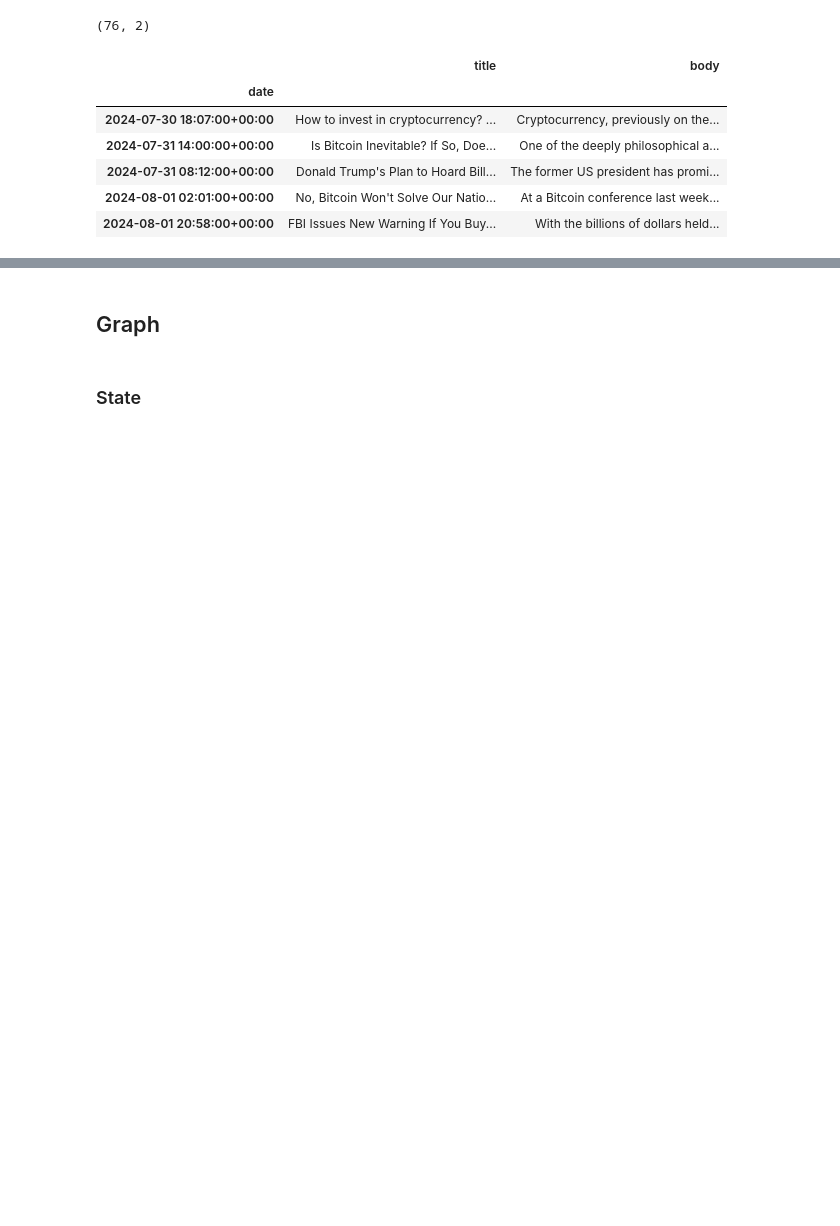
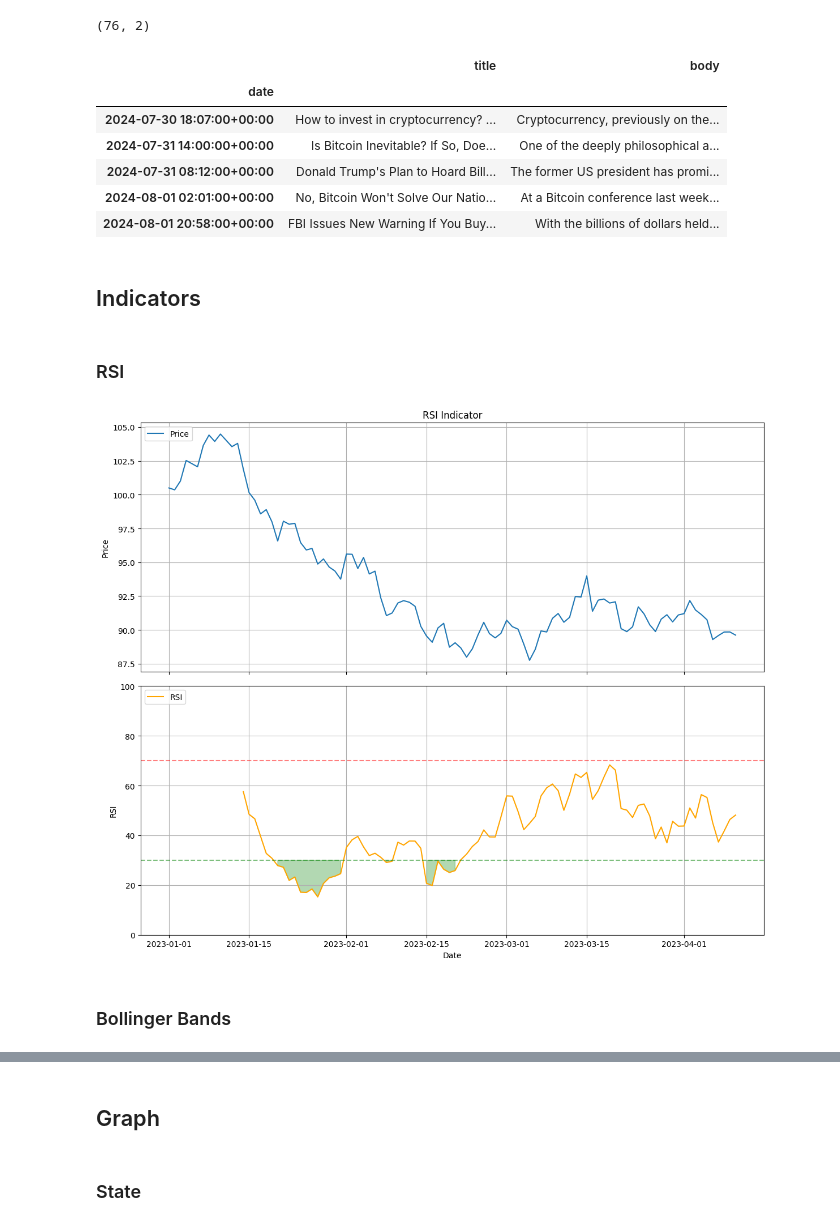
Before and after one commit to curiousily/AI-Bootcamp, a Jupyter notebook: 19.langgraph-crypto-agents.ipynb, the cells around one changed output, grey strips where cells are left out. Saved outputs shown, nothing was run; the diff lists cells and outputs as text; code cells hidden in the pictures; blank space fills up the shorter version.

Commit message:
Add indicator explainers

```diff
--- a/19.langgraph-crypto-agents.ipynb
+++ b/19.langgraph-crypto-agents.ipynb
@@ -303,3 +267,54 @@ btc_news_df.head()
 | 2024-07-31 08:12:00+00:00 | Donald Trump's Plan to Hoard Bill... | The former US president has promi... |
 | 2024-08-01 02:01:00+00:00 | No, Bitcoin Won't Solve Our Natio... | At a Bitcoin conference last week... |
 | 2024-08-01 20:58:00+00:00 | FBI Issues New Warning If You Buy... | With the billions of dollars held... |
+# %% [markdown]
+## Indicators
+# %%
+dates = pd.date_range(start="2023-01-01", periods=100, freq="D")
+price = np.cumsum(np.random.randn(100)) + 100  # Random walk
+
+df = pd.DataFrame({"Date": dates, "Price": price})
+df.set_index("Date", inplace=True)
+# %% [markdown]
+### RSI
+# %%
+def calculate_rsi(data, periods=14):
+    delta = data.diff()
+    gain = (delta.where(delta > 0, 0)).rolling(window=periods).mean()
+    loss = (-delta.where(delta < 0, 0)).rolling(window=periods).mean()
+
+    rs = gain / loss
+    return 100 - (100 / (1 + rs))
+
+
+df["RSI"] = calculate_rsi(df["Price"])
+# %%
+fig, (ax1, ax2) = plt.subplots(2, 1, figsize=(12, 10), sharex=True)
+
+ax1.plot(df.index, df["Price"], label="Price")
+ax1.set_title("RSI Indicator")
+ax1.set_ylabel("Price")
+ax1.legend(loc="upper left")
+ax1.grid(True)
+
+ax2.plot(df.index, df["RSI"], label="RSI", color="orange")
+ax2.axhline(y=70, color="red", linestyle="--", alpha=0.5)
+ax2.axhline(y=30, color="green", linestyle="--", alpha=0.5)
+ax2.fill_between(
+    df.index, df["RSI"], 70, where=(df["RSI"] >= 70), color="red", alpha=0.3
+)
+ax2.fill_between(
+    df.index, df["RSI"], 30, where=(df["RSI"] <= 30), color="green", alpha=0.3
+)
+ax2.set_ylabel("RSI")
+ax2.set_ylim(0, 100)
+ax2.legend(loc="upper left")
+ax2.grid(True)
+
+plt.xlabel("Date")
+plt.tight_layout()
+plt.show()
+# %% [output]
+[figure, added]
+# %% [markdown]
+### Bollinger Bands
```
Also changed, not shown: parts of 14 cells of this notebook.
